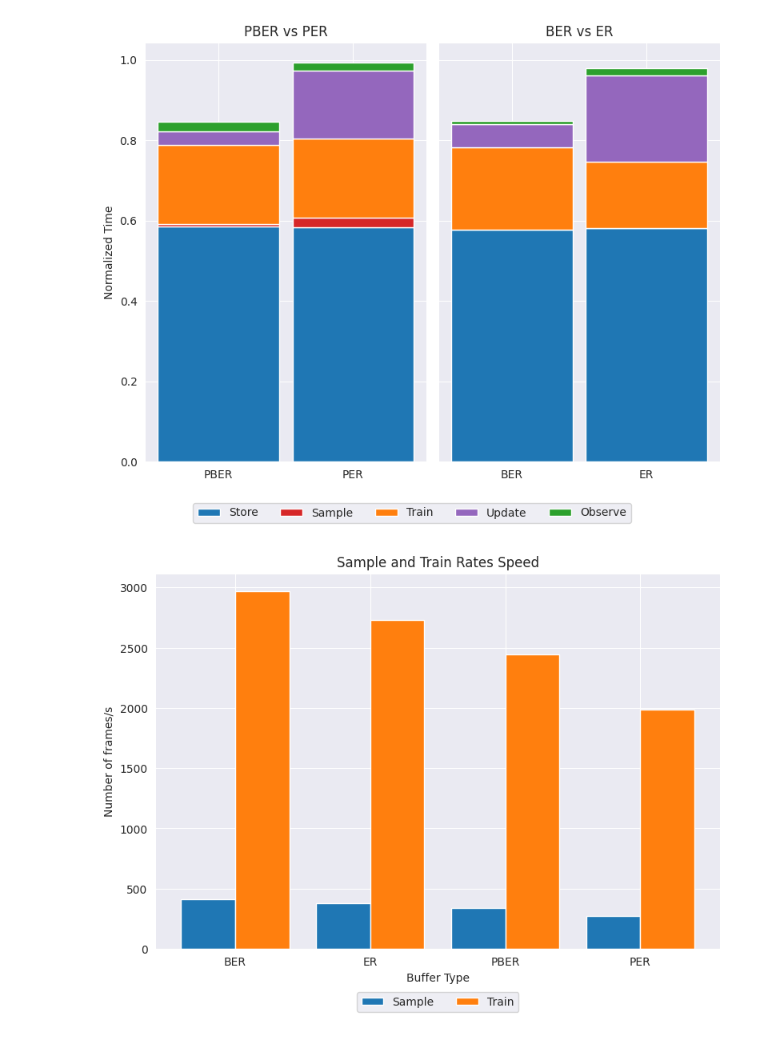
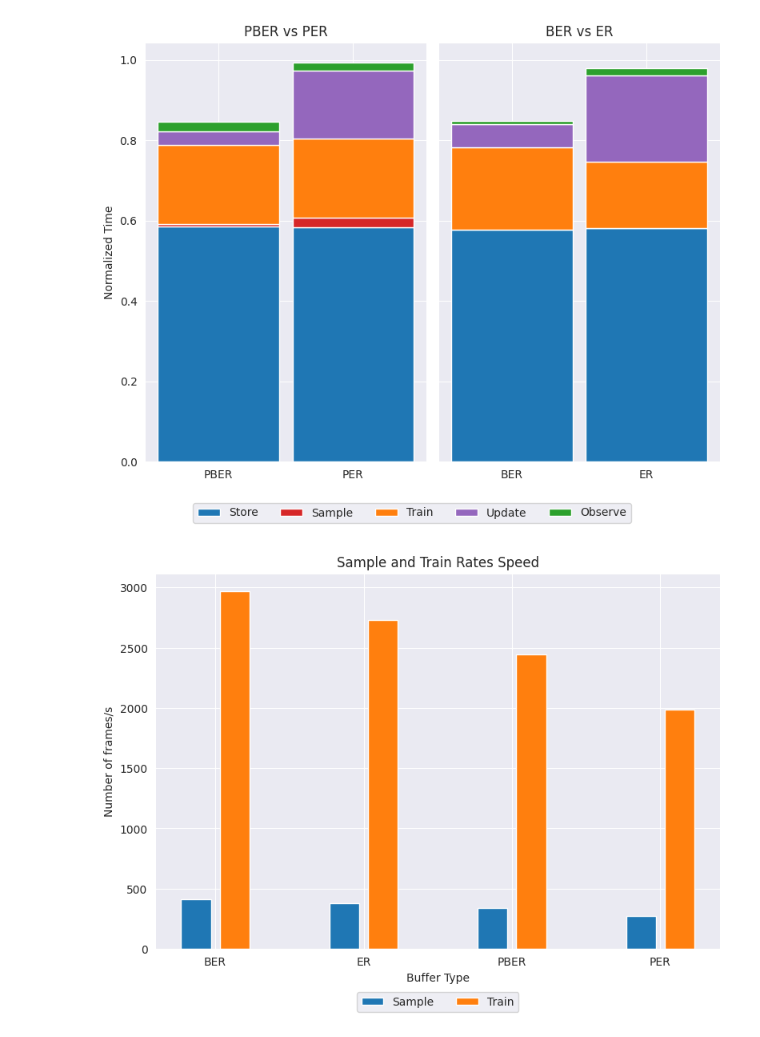
Before and after one commit to seventheli/Block_ExperienceReplay, a Jupyter notebook: Local_statistics_A.ipynb, the cells around one changed output. Cells and saved outputs as stored; diff of their text form; code cells hidden in the pictures.

```diff
--- a/Local_statistics_A.ipynb
+++ b/Local_statistics_A.ipynb
@@ -194,39 +235,40 @@ plt.show()
 data_df = pd.read_csv(data_path)
 data_df = data_df.copy()
 data_df = data_df[data_df["num_env_steps_sampled"] <= 400000]
+
+colors = ["#1f77b4", "#ff7f0e"]
 
 # Add observe column
 data_df["num_env_steps_sampled"] = data_df["num_env_steps_sampled"] * 4
 data_df["num_env_steps_trained"] = data_df["num_env_steps_trained"] * 4
 
 # Filter only numeric columns for mean calculation
 numeric_columns = data_df.select_dtypes(include=[np.number]).columns.tolist()
 mean_values_filtered = data_df.groupby(['env', 'buffer'])[numeric_columns].mean().reset_index()
 
 # Calculate the sample and train rates
 mean_values_filtered["sample_rate"] = mean_values_filtered["num_env_steps_sampled"] / mean_values_filtered["time_total_s"]
 mean_values_filtered["train_rate"] = mean_values_filtered["num_env_steps_trained"] / mean_values_filtered["time_total_s"]
 
 # Aggregate rates across environments and then across buffer types
 mean_rates_filtered = mean_values_filtered.groupby(['buffer', 'env'])[['sample_rate', 'train_rate']].mean().reset_index()
 mean_rates_final = mean_rates_filtered.groupby('buffer')[['sample_rate', 'train_rate']].mean().reset_index()
 
-# Plotting Graph B (Sample and Train Rates by Buffer Type)
 plt.figure(figsize=(8, 6), dpi=100)
 positions_B_final = range(len(mean_rates_final['buffer']))
-plt.bar([p - width_B/2 for p in positions_B_final], mean_rates_final["sample_rate"], width=width_B, label="Sample", color=colors_academic[0])
-plt.bar([p + width_B/2 for p in positions_B_final], mean_rates_final["train_rate"], width=width_B, label="Train", color=colors_academic[1])
+plt.bar([p-0.13 for p in positions_B_final], mean_rates_final["sample_rate"], width=0.2, label="Sample", color=colors[0])
+plt.bar([p+0.13  for p in positions_B_final], mean_rates_final["train_rate"], width=0.2, label="Train", color=colors[1])
 
 # Adjusting Graph B
 plt.xlabel('Buffer Type', fontsize=10)
 plt.ylabel('Number of frames/s', fontsize=10)
 plt.title('Sample and Train Rates Speed', fontsize=12)
 plt.legend(loc="upper center", bbox_to_anchor=(0.5, -0.1), ncol=2)
 plt.xticks(positions_B_final, mean_rates_final['buffer'])
 plt.tight_layout()
 plt.show()
 # %% [output]
-[figure, old version]
+[figure, new version]
 # %%
 data_df = pd.read_csv(data_path)
 data_df = data_df.copy()
```
Also changed, not shown: parts of 9 cells of this notebook, 53 other files.
